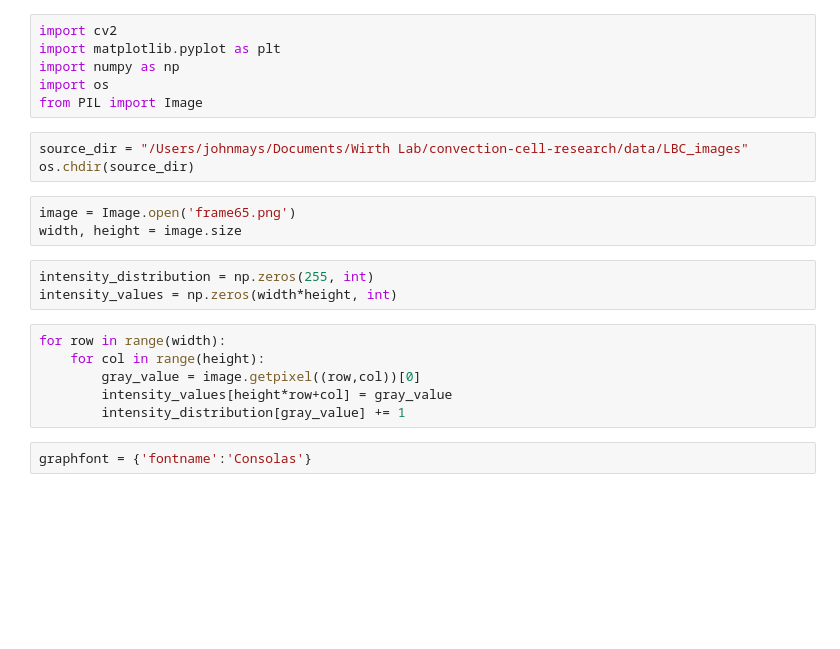
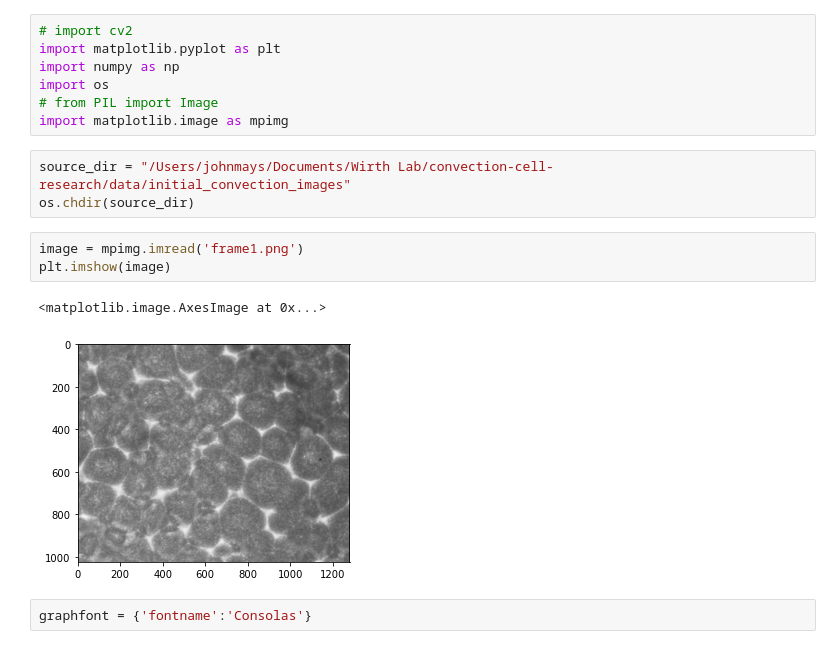
Before and after one commit to johnmays/convection-cell-research, a Jupyter notebook: image_processing/early_analysis.ipynb, the cells around one changed output. Cells and saved outputs as stored; diff of their text form; blank space fills up the shorter version.

```diff
--- a/image_processing/early_analysis.ipynb
+++ b/image_processing/early_analysis.ipynb
@@ -1,23 +1,18 @@
 # %%
-import cv2
+# import cv2
 import matplotlib.pyplot as plt
 import numpy as np
 import os
-from PIL import Image
+# from PIL import Image
+import matplotlib.image as mpimg
 # %%
-source_dir = "/Users/johnmays/Documents/Wirth Lab/convection-cell-research/data/LBC_images"
+source_dir = "/Users/johnmays/Documents/Wirth Lab/convection-cell-research/data/initial_convection_images"
 os.chdir(source_dir)
-# %%
-image = Image.open('frame65.png')
-width, height = image.size
-# %%
-intensity_distribution = np.zeros(255, int)
-intensity_values = np.zeros(width*height, int)
-# %%
-for row in range(width):
-    for col in range(height):
-        gray_value = image.getpixel((row,col))[0]
-        intensity_values[height*row+col] = gray_value
-        intensity_distribution[gray_value] += 1
+# %%
+image = mpimg.imread('frame1.png')
+plt.imshow(image)
+# %% [output]
+<matplotlib.image.AxesImage at 0x...>
+[figure, added]
 # %%
 graphfont = {'fontname':'Consolas'}
```
Also changed, not shown: parts of 6 cells of this notebook.
